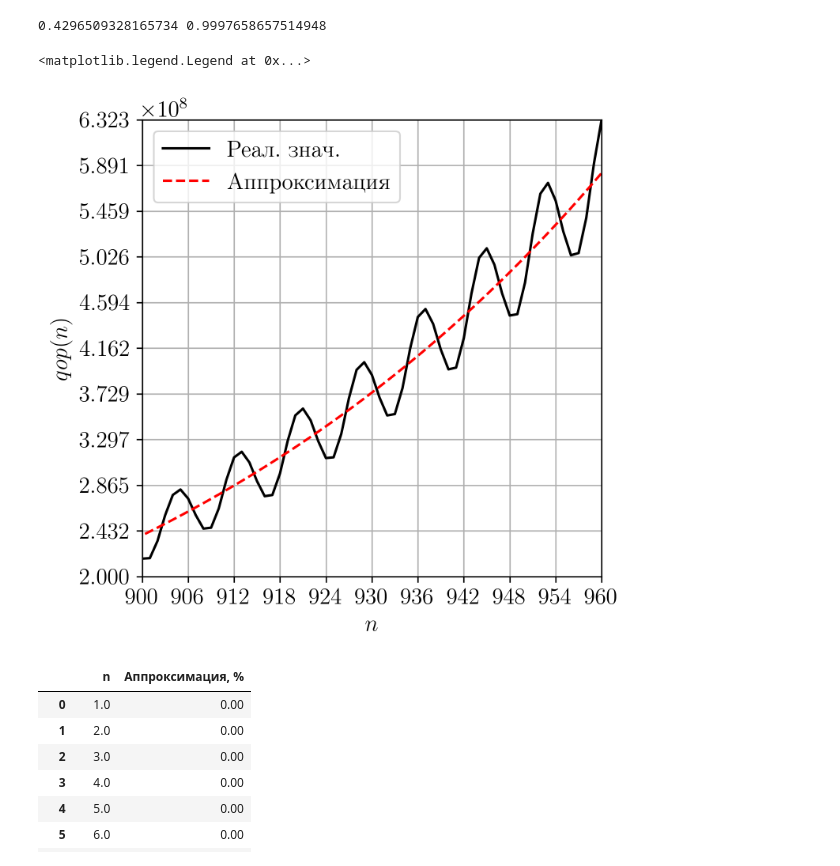
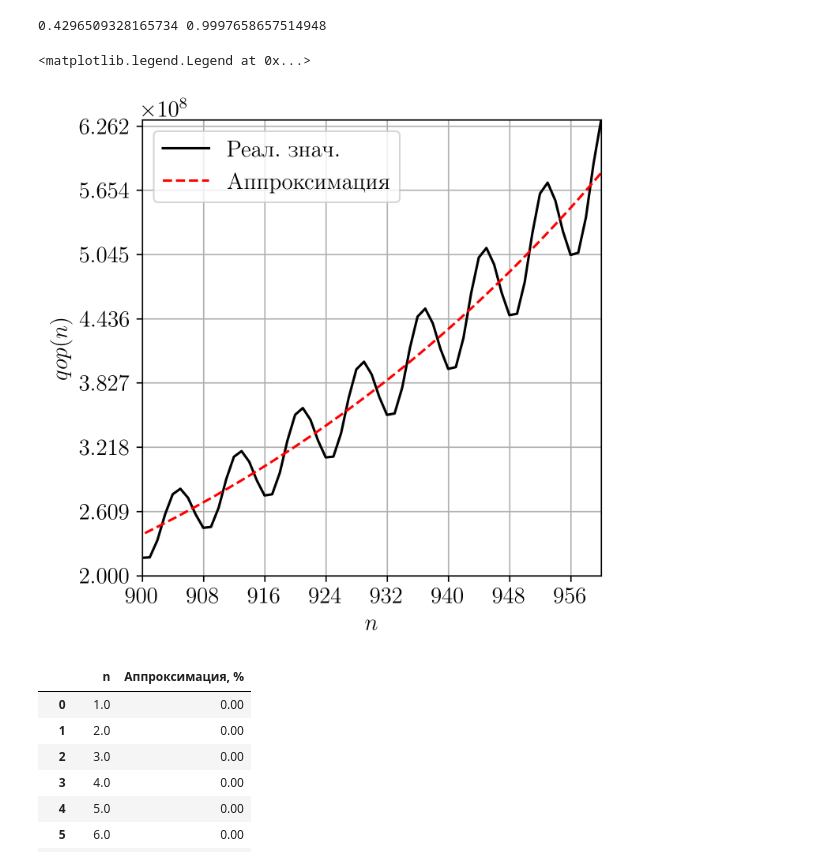
Before and after one commit to SashaSamoilov/qop-partitions, a Jupyter notebook: charts/charts.ipynb, the cells around one changed output. Drawn from its saved outputs; the diff is of its cells as text; code cells hidden in the pictures.

```diff
--- a/charts/charts.ipynb
+++ b/charts/charts.ipynb
@@ -210,32 +210,32 @@ print(a, b)
 # %%
 maxX1 = 900
 maxY1 = 200000000
 maxX2 = int(np.max(qopX))
 maxY2 = int(np.max(qopY))
 
-step1X = (maxX2 - maxX1) // 10
-step1Y = (maxY2 - maxY1) // 10
+step1X = (maxX2 - maxX1) // 7.1
+step1Y = (maxY2 - maxY1) // 7.1
 
 if step1X < 1:
     step1X = 1
 
 if step1Y < 1:
     step1Y = 1
 
 fig, ax = plt.subplots(figsize=(5, 5), dpi=300)
 ax.set_xlim([maxX1, maxX2])
 ax.set_ylim([maxY1, maxY2])
 ax.xaxis.set_ticks(np.arange(maxX1, maxX2 + 1, step1X))
 ax.yaxis.set_ticks(np.arange(maxY1, maxY2 + 1, step1Y))
 ax.set_xlabel('$n$')
 ax.set_ylabel('$qop(n)$')
 ax.plot(qopX, qopY, linewidth=1.5, color=(0, 0, 0), label='Реал. знач.')
 ax.plot(qopX, qopYa, linewidth=1.5, linestyle='--', color=(1, 0, 0), label='Аппроксимация')
 ax.grid(True)
 ax.legend()
 # %% [output]
 <matplotlib.legend.Legend at 0x...>
-[figure, old version]
+[figure, new version]
 # %%
 data = np.zeros(0)
 for i, item in enumerate(qopX):
```
Also changed, not shown: parts of 1 cell of this notebook, 1 other file.
